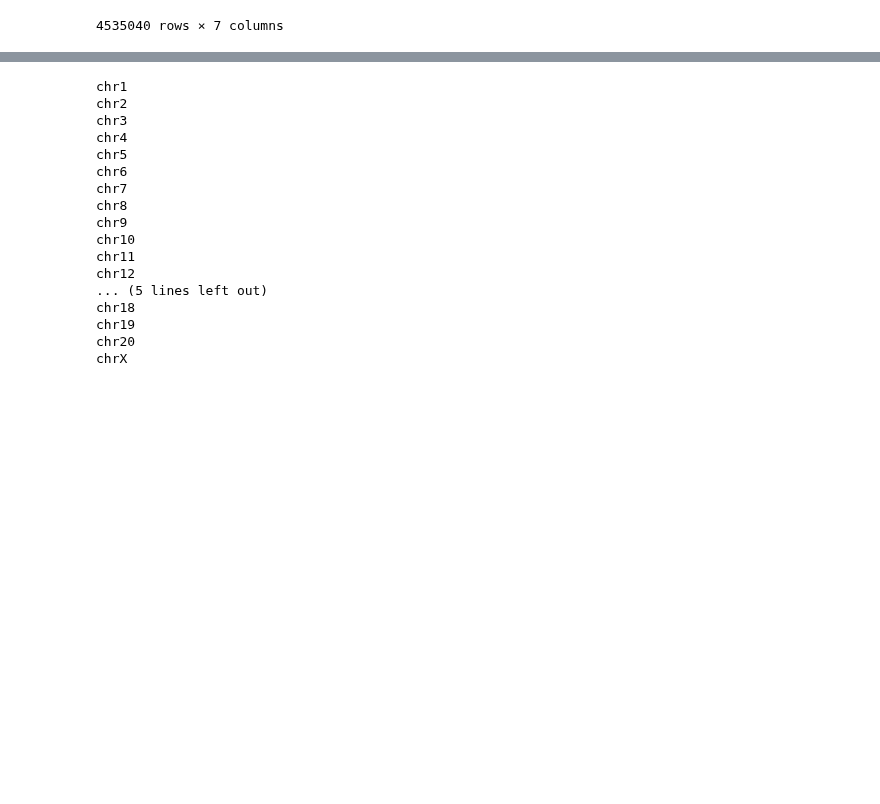
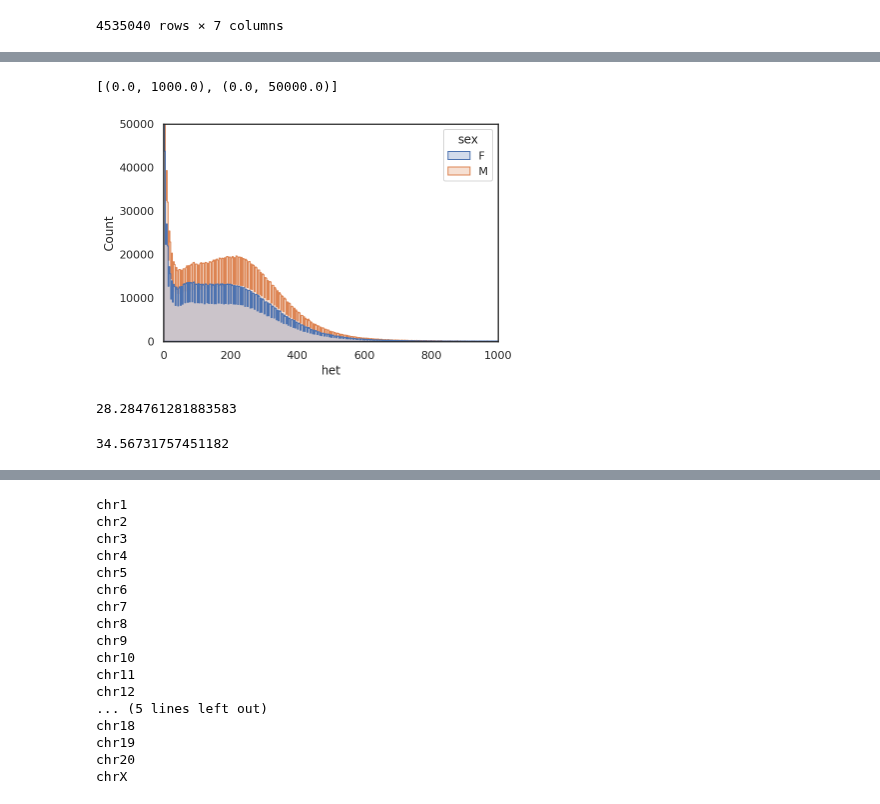
Before and after one commit to erikfogh/baboon_analysis, a Jupyter notebook: notebooks/Plotting_by_Species.ipynb, the cells around one changed output, grey strips where cells are left out. Cells and saved outputs as stored; diff of their text form; code cells hidden in the pictures; blank space fills up the shorter version.

```diff
--- a/notebooks/Plotting_by_Species.ipynb
+++ b/notebooks/Plotting_by_Species.ipynb
@@ -142,0 +243,6 @@ het_df_trimmed
+# %%
+g = sns.histplot(data=het_df_trimmed, x="het", hue="sex", element="step")
+g.set(xlim=(0, 1000), ylim=(0, 50000))
+# %% [output]
+[(0.0, 1000.0), (0.0, 50000.0)]
+[figure, added]
@@ -142,0 +252,8 @@ het_df_trimmed
+# %%
+female_papio["het"].mean()
+# %% [output]
+28.284761281883583
+# %%
+male_papio["het"].mean()
+# %% [output]
+34.56731757451182
```
Also changed, not shown: parts of 21 cells of this notebook, 6 other files.
